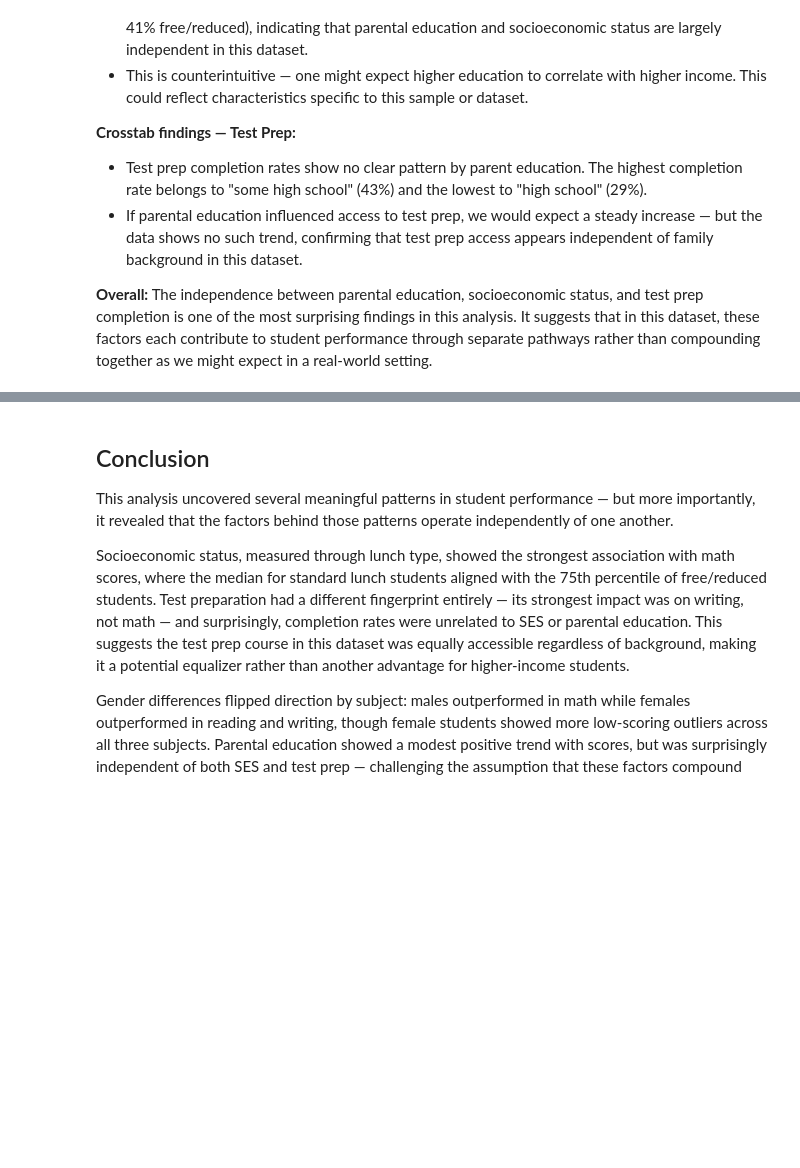
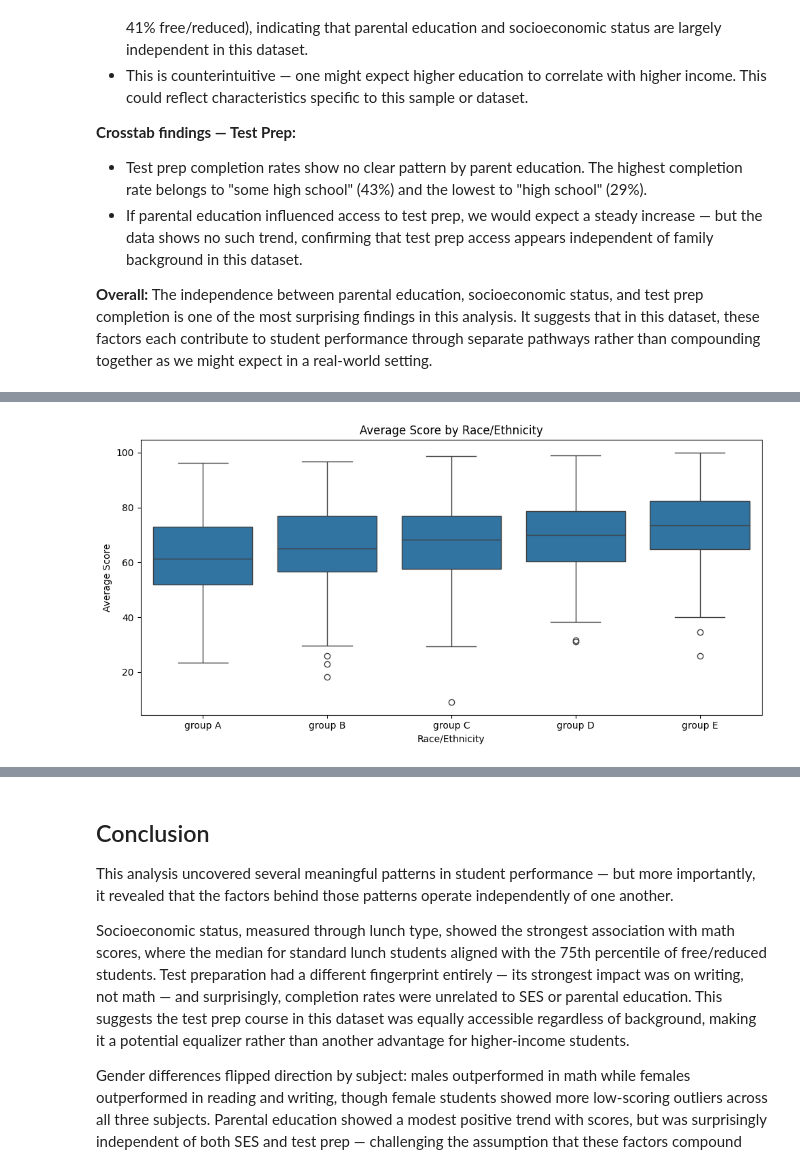
Before and after one commit to gracetulsi/datafun-06-eda, a Jupyter notebook: gracetulsi_eda.ipynb, the cells around one changed output, grey strips where cells are left out. Saved outputs shown, nothing was run; the diff lists cells and outputs as text; code cells hidden in the pictures; blank space fills up the shorter version.

```diff
--- a/gracetulsi_eda.ipynb
+++ b/gracetulsi_eda.ipynb
@@ -439,0 +446,12 @@ ct_prep.reindex(["some high school", "high school", "some college",
+# %%
+# Boxplot of average score by race/ethnicity
+plt.figure(figsize=(10, 5))
+sns.boxplot(x='race_ethnicity', y='average_score', data=df,
+            order=['group A', 'group B', 'group C', 'group D', 'group E'])
+plt.title('Average Score by Race/Ethnicity')
+plt.xlabel('Race/Ethnicity')
+plt.ylabel('Average Score')
+plt.tight_layout()
+plt.show()
+# %% [output]
+[figure, added]
```
Also changed, not shown: parts of 3 cells of this notebook.
